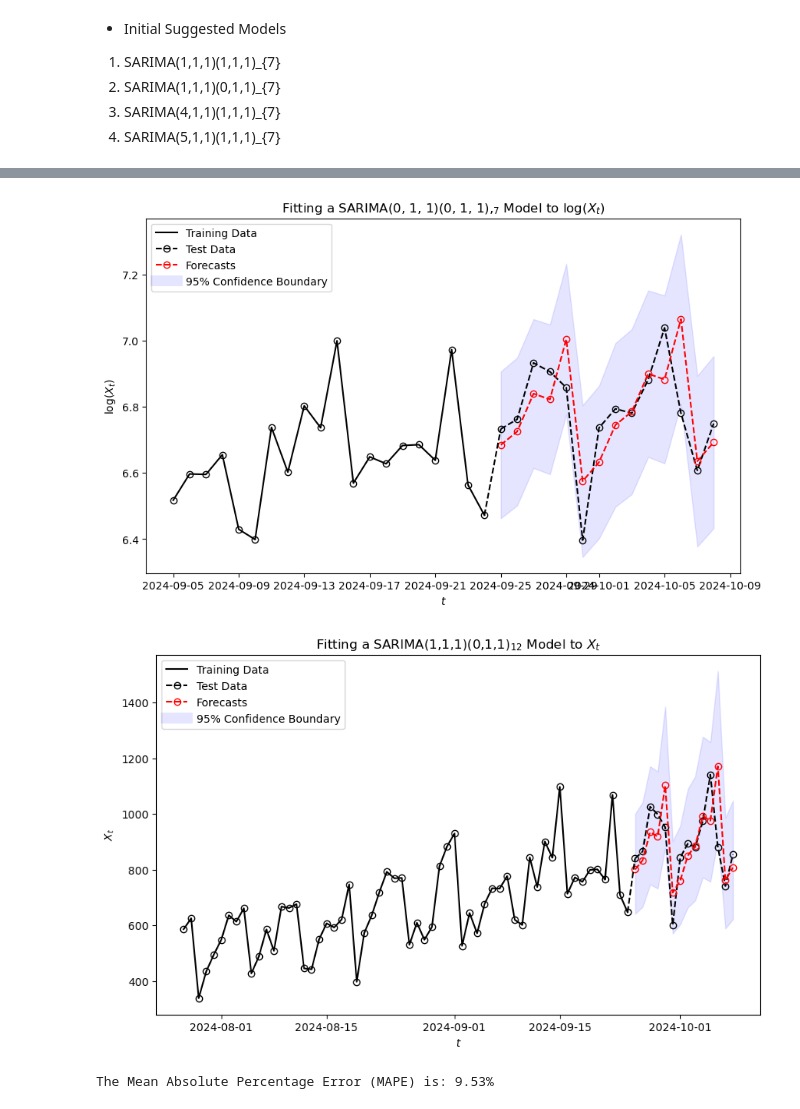
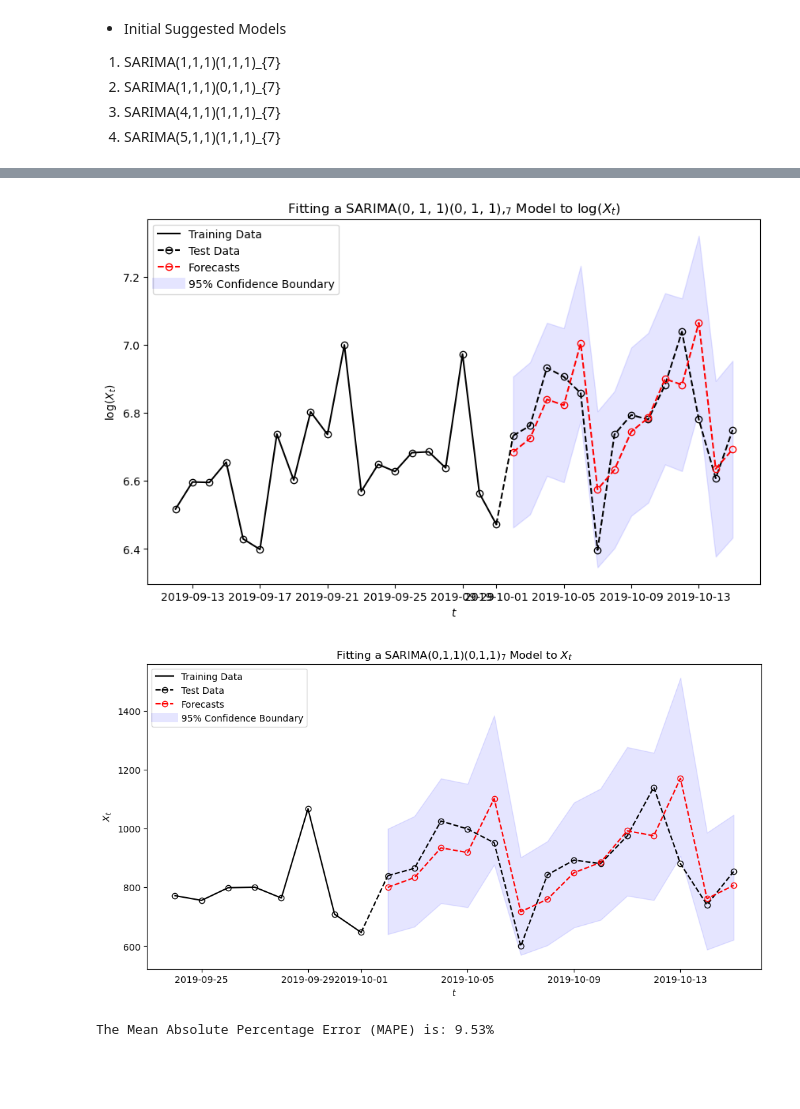
Before and after one commit to s-shahpouri/Forecasting_Predictive_Analytics, a Jupyter notebook: Assignment 9.ipynb, the cells around one changed output, grey strips where cells are left out. Cells and saved outputs as stored; diff of their text form; code cells hidden in the pictures; blank space fills up the shorter version.

Commit message:
Hybrid models & Machine learning models

```diff
--- a/Assignment 9.ipynb
+++ b/Assignment 9.ipynb
@@ -61,16 +61,22 @@ def acf1(x, nlags=None, acf_type='correlation', pacf=False, ax=None, return_valu
 # %% [markdown]
 ### 1. Case Study: Quarterly U.S. GNP from 1947 to 2001
 # %%
-# Time series plot of X_t
-data = pd.read_csv('dataset_group7.csv', index_col = 0, parse_dates = True)
+# Read the dataset
 
-# Convert 't' (integer time steps) into a real datetime index
-start_date = "2024-07-01"
-data.index = pd.date_range(start=start_date, periods=len(data), freq="D")
+df = pd.read_csv(r'C:\zshahpouri\Forecasting_Predictive_Analytics\data\products_demand_data_series.csv', index_col = 0, parse_dates = True)
+start_date = "2019-07-08"
+df.index = pd.date_range(start=start_date, periods=len(df), freq="D")
 
-data.index = pd.to_datetime(data.index, format="%Y-%m-%d")  # Adjust format as needed
+df.index = pd.to_datetime(df.index, format="%Y-%m-%d")  # Adjust format as needed
+rename_dict = {
+    "ProductP1": "p1",
+    "ProductP2": "p2",
+    "ProductP3": "p3",
+    "ProductP4": "p4",
+    "ProductP5": "p5",
+    "temperature": "temp"
+}
 
-print(len(data))
-# data.index = pd.to_datetime(data.index, format="%Y-%m-%d")  # Adjust format as needed
-
-data.head()
+df.rename(columns=rename_dict, inplace=True)
+df.drop(['price', 'p5'], axis=1, inplace=True)
+# df = df.astype(float)
@@ -85,3 +83,5 @@ data.head()
+# %%
+data = df['p3']
 # %%
 x_ts = data.copy()
 plt.figure(figsize=(10, 6))
@@ -378,39 +378,39 @@ plt.ylabel('$\log(X_t)$')
 plt.legend(handles=legend_elements, loc='upper left')
 plt.show()
 # %% [output]
-[figure, old version]
+[figure, new version]
 # %%
 # Plots
 
-plt.figure(figsize = (10, 6))
+plt.figure(figsize = (12, 6))
 
 # Training data plot
-plt.plot(train_data.index[-60:], train_data.apply(np.exp)[-60:], color='black', linestyle='-', marker='o', markerfacecolor='none')
+plt.plot(train_data.index[-8:], train_data.apply(np.exp)[-8:], color='black', linestyle='-', marker='o', markerfacecolor='none')
 
 # Test data plot
 plt.plot(test_data.index, test_data.apply(np.exp), color='black', linestyle='--', marker='o', markerfacecolor='none')
 
 # Forecasts plot
 plt.plot(forecast_df.index, forecast_df.apply(np.exp)['predicted_mean'], color='red', linestyle='--', marker='o', markerfacecolor='none')
 
 # Confidence boundary plot with lighter shading
 plt.fill_between(forecast_df.index, forecast_df.apply(np.exp)['lower_ci'], forecast_df.apply(np.exp)['upper_ci'], color='blue', alpha=0.1)
 
 # Connect the last point of u1_ts to the first point of test_data with a black dashed line
 plt.plot([train_data.index[-1], test_data.index[0]], [train_data.apply(np.exp).iloc[-1], test_data.apply(np.exp).iloc[0]], 'k--')
 
 # Custom legend elements
 legend_elements = [
     Line2D([0], [0], color='black', linestyle='-', markeredgecolor='black', label='Training Data'),
     Line2D([0], [0], color='black', linestyle='--', marker='o', markerfacecolor='none', markeredgecolor='black', label='Test Data'),
     Line2D([0], [0], color='red', linestyle='--', marker='o', markerfacecolor='none', markeredgecolor='red', label='Forecasts'),
     Line2D([0], [0], color='blue', alpha=0.1, lw=10, label='95% Confidence Boundary')
 ]
 
-plt.title('Fitting a SARIMA(1,1,1)(0,1,1)$_{12}$ Model to $X_t$')
+plt.title('Fitting a SARIMA(0,1,1)(0,1,1)$_{7}$ Model to $X_t$')
 plt.xlabel('$t$')
 plt.ylabel('$X_t$')
 plt.legend(handles=legend_elements, loc='upper left')
 plt.show()
 # %% [output]
-[figure, old version]
+[figure, new version]
```
Also changed, not shown: parts of 25 cells of this notebook, 6 other files.
